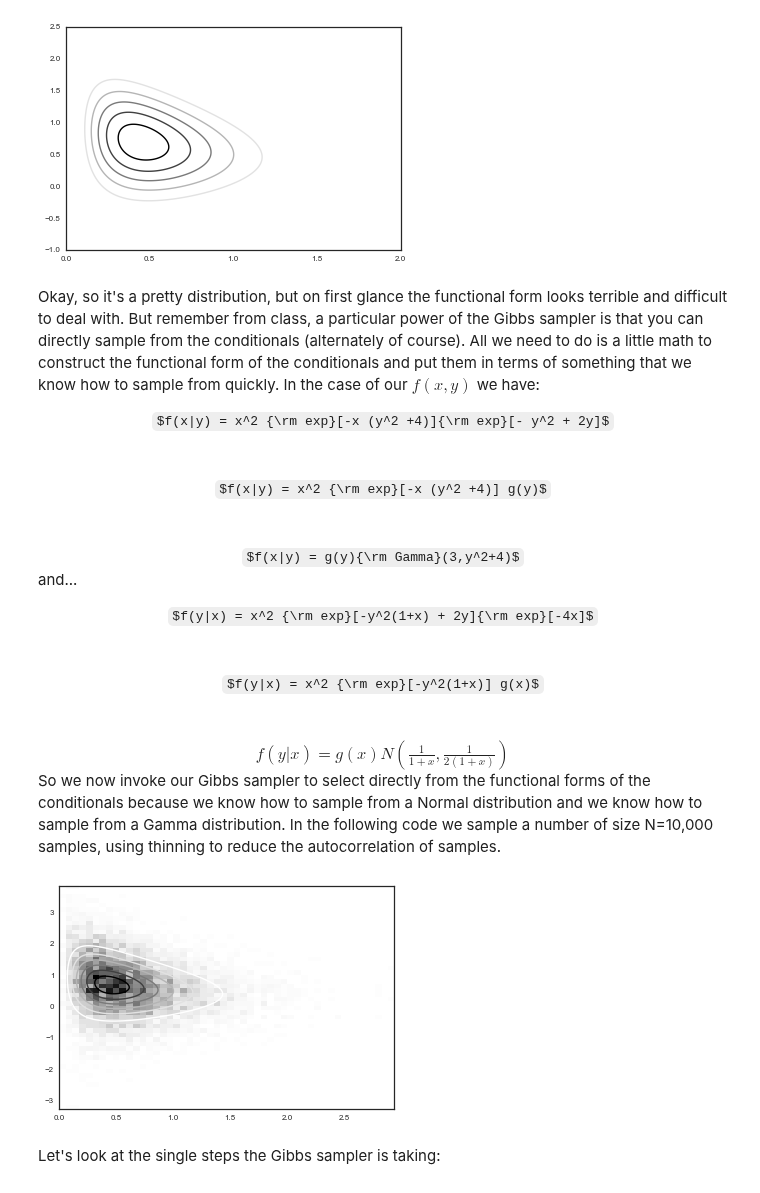
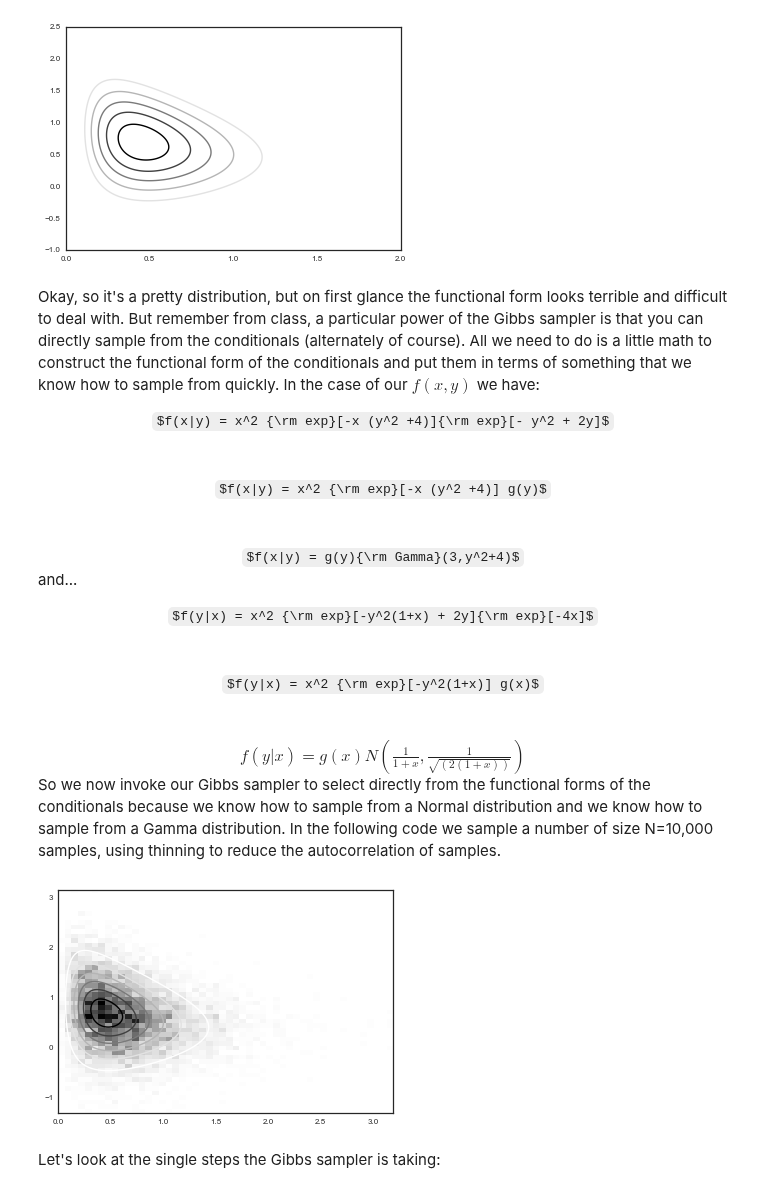
Before and after one commit to subodhchhabra/2015, a Jupyter notebook: Lectures/Lecture10_More_Gibbs_Slides.ipynb, the cells around one changed output. Cells and saved outputs as stored; diff of their text form; code cells hidden in the pictures; some formulas as TeX source.

```diff
--- a/Lectures/Lecture10_More_Gibbs_Slides.ipynb
+++ b/Lectures/Lecture10_More_Gibbs_Slides.ipynb
@@ -62,40 +62,40 @@ and...
 
 <center>$f(y|x) = x^2 {\rm exp}[-y^2(1+x) + 2y]{\rm exp}[-4x]$</center> <br><br>
 <center>$f(y|x) = x^2 {\rm exp}[-y^2(1+x)] g(x)$</center> <br><br>
-<center>$f(y|x) = g(x)N(\frac{1}{1+x},\frac{1}{2(1+x)})$</center>
+<center>$f(y|x) = g(x)N(\frac{1}{1+x},\frac{1}{\sqrt{(2(1+x))}})$</center>
 
 So we now invoke our Gibbs sampler to select directly from the functional forms of the conditionals because we know how to sample from a Normal distribution and we know how to sample from a Gamma distribution. In the following code we sample a number of size N=10,000 samples, using thinning to reduce the autocorrelation of samples.
 # %%
 import random,math
 %matplotlib inline
 import numpy as np
 import matplotlib.pyplot as plt
 
 def gibbs(N=10000, start = [0,0]):
     x=start[0]
     y=start[1]
     samples=np.zeros((2,N+1))
     samples[0,0]=x
     samples[1,0]=y
 
     for i in range(1,N,2):
         x=random.gammavariate(3.0, 1.0/(y**2 + 4))
         samples[0,i]=x
         samples[1,i]=y
 
-        y=random.gauss(1.0/(x+1), 1.0/np.sqrt(x+1))
+        y=random.gauss(1.0/(x+1), 1.0/np.sqrt(2*(x+1)) )
         samples[0,i+1]=x
         samples[1,i+1]=y
 
     return samples[:,:N]
 
 out=gibbs()
 
 plt.hist2d(out[0,:],out[1,:], normed=True, bins=50)
 plt.contour(xx,yy,zz)
 plt.show()
 # %% [output]
-[figure, old version]
+[figure, new version]
 # %% [markdown]
 Let's look at the single steps the Gibbs sampler is taking:
 # %%
```
Also changed, not shown: parts of 3 cells of this notebook, 2 other files.
